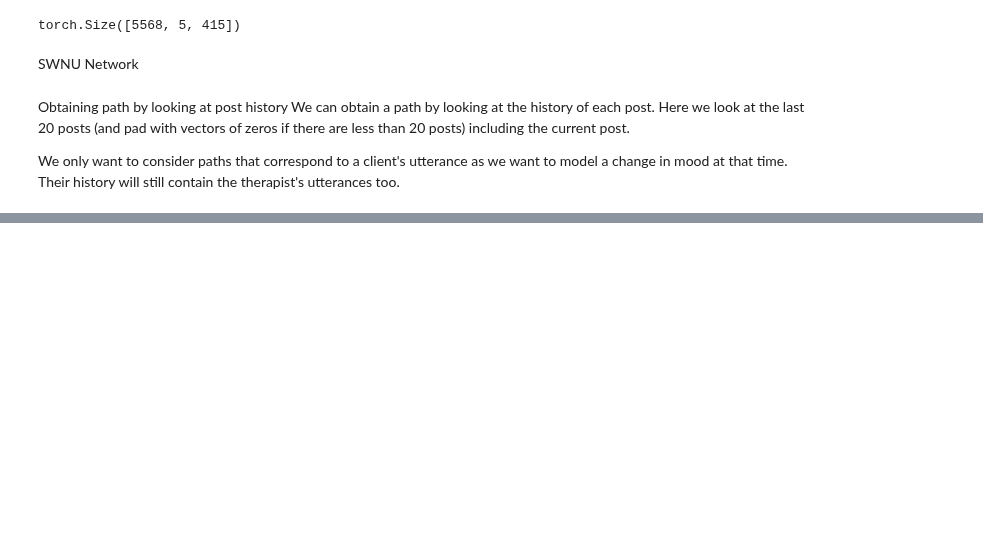
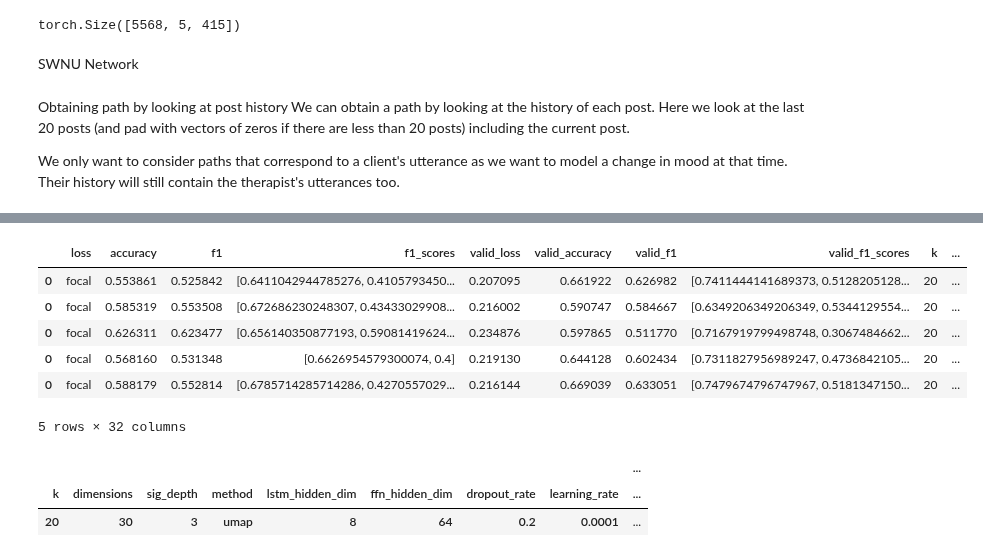
Before and after one commit to ttseriotou/sig-networks, a Jupyter notebook: notebooks/Rumours/rumours-swnu.ipynb, the cells around one changed output, grey strips where cells are left out. Saved outputs shown, nothing was run; the diff lists cells and outputs as text; code cells hidden in the pictures; blank space fills up the shorter version.

```diff
--- a/notebooks/Rumours/rumours-swnu.ipynb
+++ b/notebooks/Rumours/rumours-swnu.ipynb
@@ -149,0 +160,23 @@ AttributeError: 'tuple' object has no attribute 'flush'
+# %%
+swnu_network_log_signature
+# %% [output]
+|  | loss | accuracy | f1 | f1_scores | valid_loss | valid_accuracy | valid_f1 | valid_f1_scores | k | ... |
+| 0 | focal | 0.553861 | 0.525842 | [0.6411042944785276, 0.4105793450... | 0.207095 | 0.661922 | 0.626982 | [0.7411444141689373, 0.5128205128... | 20 | ... |
+| 0 | focal | 0.585319 | 0.553508 | [0.672686230248307, 0.43433029908... | 0.216002 | 0.590747 | 0.584667 | [0.6349206349206349, 0.5344129554... | 20 | ... |
+| 0 | focal | 0.626311 | 0.623477 | [0.656140350877193, 0.59081419624... | 0.234876 | 0.597865 | 0.511770 | [0.7167919799498748, 0.3067484662... | 20 | ... |
+| 0 | focal | 0.568160 | 0.531348 | [0.6626954579300074, 0.4] | 0.219130 | 0.644128 | 0.602434 | [0.7311827956989247, 0.4736842105... | 20 | ... |
+| 0 | focal | 0.588179 | 0.552814 | [0.6785714285714286, 0.4270557029... | 0.216144 | 0.669039 | 0.633051 | [0.7479674796747967, 0.5181347150... | 20 | ... |
+5 rows × 32 columns
+# %%
+swnu_network_log_signature.groupby(["k",
+                                    "dimensions",
+                                    "sig_depth",
+                                    "method",
+                                    "lstm_hidden_dim",
+                                    "ffn_hidden_dim",
+                                    "dropout_rate",
+                                    "learning_rate"]).mean()
+# %% [output]
+|  |  |  |  |  |  |  |  | ... |
+| k | dimensions | sig_depth | method | lstm_hidden_dim | ffn_hidden_dim | dropout_rate | learning_rate | ... |
+| 20 | 30 | 3 | umap | 8 | 64 | 0.2 | 0.0001 | ... |
```
Also changed, not shown: parts of 3 cells of this notebook, 3 other files.
